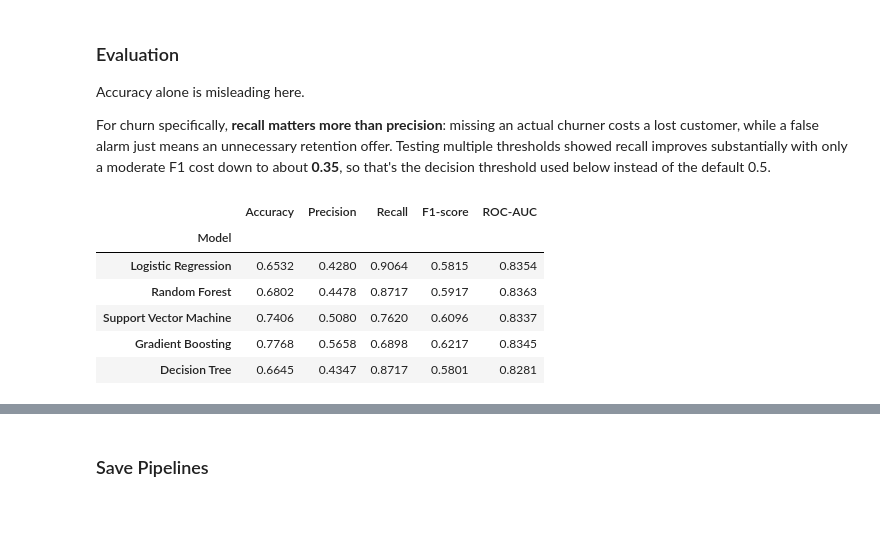
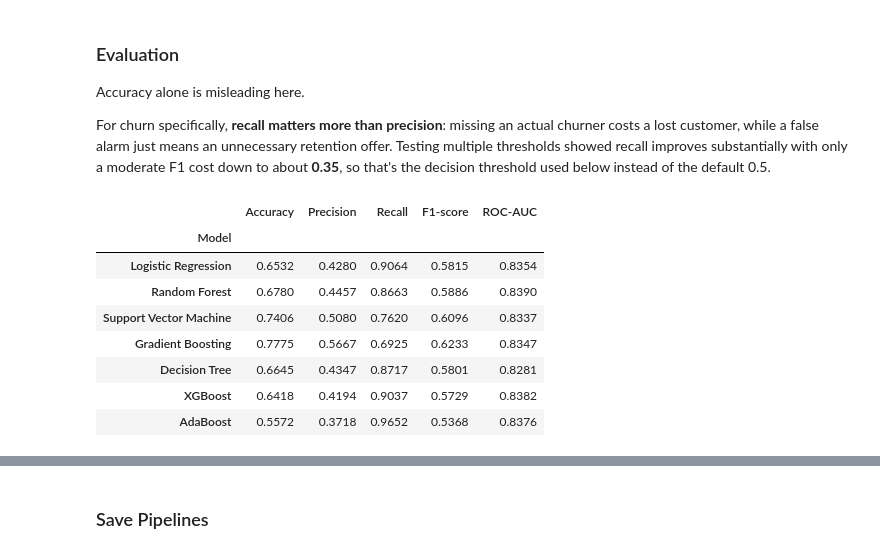
Before and after one commit to basmalamoataz/Samsung-Churnguard, a Jupyter notebook: Project_2.ipynb, the cells around one changed output, grey strips where cells are left out. Cells and saved outputs as stored; diff of their text form; code cells hidden in the pictures; blank space fills up the shorter version.

Commit message:
adding more model and evaluation

```diff
--- a/Project_2.ipynb
+++ b/Project_2.ipynb
@@ -645,9 +645,10 @@ from sklearn.pipeline import Pipeline
 from sklearn.compose import ColumnTransformer
 from sklearn.preprocessing import StandardScaler
 from sklearn.linear_model import LogisticRegression
-from sklearn.ensemble import RandomForestClassifier, GradientBoostingClassifier
+from sklearn.ensemble import RandomForestClassifier, GradientBoostingClassifier, AdaBoostClassifier
 from sklearn.svm import SVC
 from sklearn.tree import DecisionTreeClassifier
+from xgboost import XGBClassifier
 
 numeric_cols = ["tenure", "MonthlyCharges", "TotalCharges"]
 scaler_step = ("scaler", ColumnTransformer([("scale", StandardScaler(), numeric_cols)], remainder="passthrough"))
@@ -673,6 +674,14 @@ gb_pipeline = Pipeline([
 dt_pipeline = Pipeline([
     ("model", DecisionTreeClassifier(class_weight="balanced", random_state=42))
 ])
+xG_boost_pipeline = Pipeline([
+    ("scaler", ColumnTransformer([("scale", StandardScaler(), numeric_cols)], remainder="passthrough")),
+    ("model", XGBClassifier( random_state=42, use_label_encoder=False, eval_metric='logloss'))])
+
+
+ada_boost_pipeline = Pipeline([
+    ("scaler", ColumnTransformer([("scale", StandardScaler(), numeric_cols)], remainder="passthrough")),
+    ("model", AdaBoostClassifier(random_state=420))])
 # %% [markdown]
 ### Hyperparameter Tuning
 All 5 models tuned with `GridSearchCV`, scored on **recall** (missing a churner costs more than a false alarm).
@@ -711,6 +720,31 @@ dt_grid = GridSearchCV(dt_pipeline, {
 }, scoring="recall", cv=5, n_jobs=-1)
 dt_grid.fit(X_train, y_train)
 
+
+xG_boost_param_grid = {
+    "model__n_estimators": [100, 200, 300],
+    "model__scale_pos_weight": [1, 2.75,3.5],
+    "model__max_depth": [3, 5],
+    "model__learning_rate": [0.01, 0.1 ]}
+
+xG_boost_grid = GridSearchCV(
+    xG_boost_pipeline,
+    param_grid=xG_boost_param_grid,
+    scoring='f1', cv=5, n_jobs=-1)
+xG_boost_grid.fit(X_train, y_train)
+
+
+ada_boost_param_grid = {
+    "model__n_estimators": [50, 100, 200],
+    "model__learning_rate": [0.01, 0.1, 1]}
+ada_boost_grid = GridSearchCV(
+    ada_boost_pipeline,
+    param_grid=ada_boost_param_grid,
+    scoring='f1', cv=5, n_jobs=-1)
+ada_boost_grid.fit(X_train, y_train)
+
+best_ada_boost = ada_boost_grid.best_estimator_
+best_xG_boost = xG_boost_grid.best_estimator_
 best_lr = lr_grid.best_estimator_
 best_rf = rf_grid.best_estimator_
 best_svm = svm_grid.best_estimator_
@@ -725,34 +763,38 @@ For churn specifically, **recall matters more than precision**: missing an actua
 # %%
 from sklearn.metrics import accuracy_score, precision_score, recall_score, f1_score, roc_auc_score
 
 THRESHOLD = 0.35
 
 def evaluate(model, name, threshold=THRESHOLD):
     y_proba = model.predict_proba(X_test)[:, 1]
     y_pred = (y_proba >= threshold).astype(int)
     return {
         "Model": name,
         "Accuracy": accuracy_score(y_test, y_pred),
         "Precision": precision_score(y_test, y_pred),
         "Recall": recall_score(y_test, y_pred),
         "F1-score": f1_score(y_test, y_pred),
         "ROC-AUC": roc_auc_score(y_test, y_proba),
     }
 
 results = pd.DataFrame([
     evaluate(best_lr, "Logistic Regression"),
     evaluate(best_rf, "Random Forest"),
     evaluate(best_svm, "Support Vector Machine"),
     evaluate(best_gb, "Gradient Boosting"),
     evaluate(best_dt, "Decision Tree"),
+    evaluate(best_xG_boost, "XGBoost"),
+    evaluate(best_ada_boost, "AdaBoost")
 ]).set_index("Model").round(4)
 
 results
 # %% [output]
 |  | Accuracy | Precision | Recall | F1-score | ROC-AUC |
 | Model |  |  |  |  |  |
 | Logistic Regression | 0.6532 | 0.4280 | 0.9064 | 0.5815 | 0.8354 |
-| Random Forest | 0.6802 | 0.4478 | 0.8717 | 0.5917 | 0.8363 |
+| Random Forest | 0.6780 | 0.4457 | 0.8663 | 0.5886 | 0.8390 |
 | Support Vector Machine | 0.7406 | 0.5080 | 0.7620 | 0.6096 | 0.8337 |
-| Gradient Boosting | 0.7768 | 0.5658 | 0.6898 | 0.6217 | 0.8345 |
+| Gradient Boosting | 0.7775 | 0.5667 | 0.6925 | 0.6233 | 0.8347 |
 | Decision Tree | 0.6645 | 0.4347 | 0.8717 | 0.5801 | 0.8281 |
+| XGBoost | 0.6418 | 0.4194 | 0.9037 | 0.5729 | 0.8382 |
+| AdaBoost | 0.5572 | 0.3718 | 0.9652 | 0.5368 | 0.8376 |
```
Also changed, not shown: parts of 26 cells of this notebook, 6 other files.
